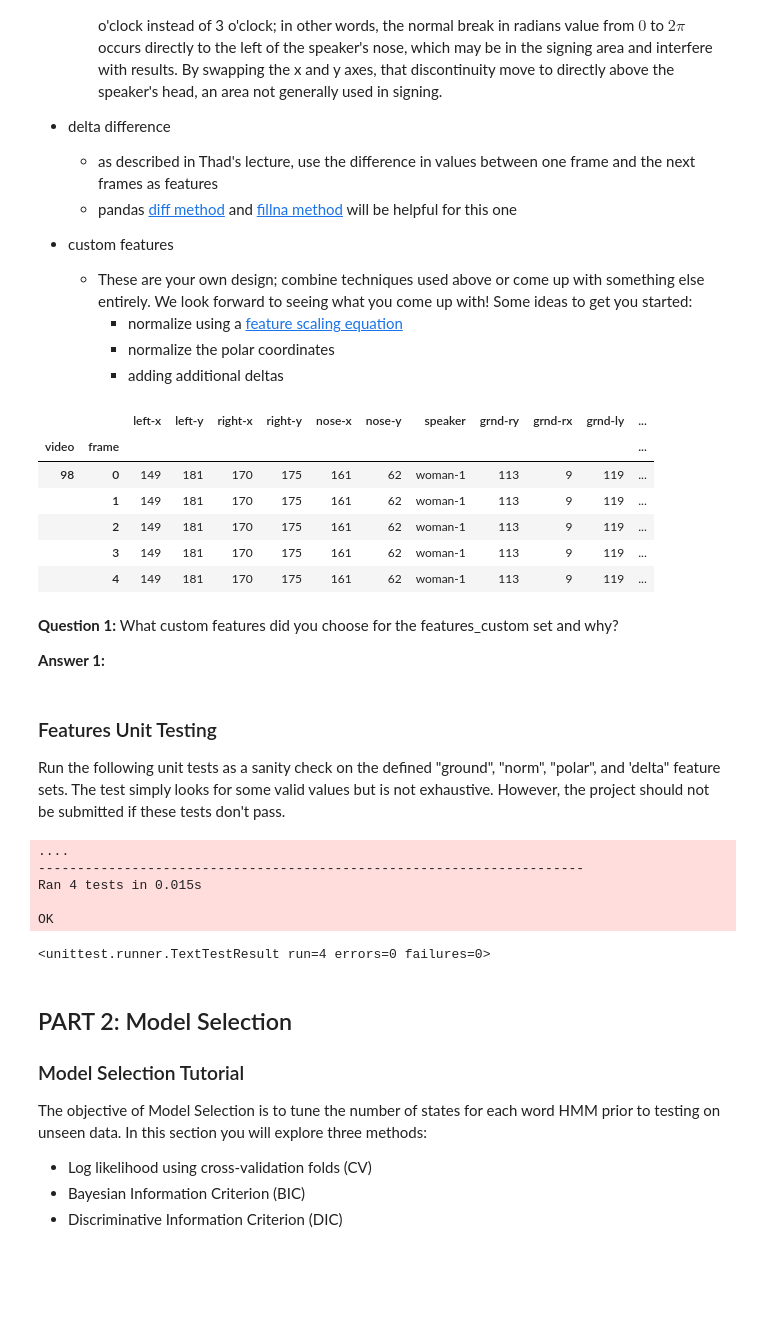
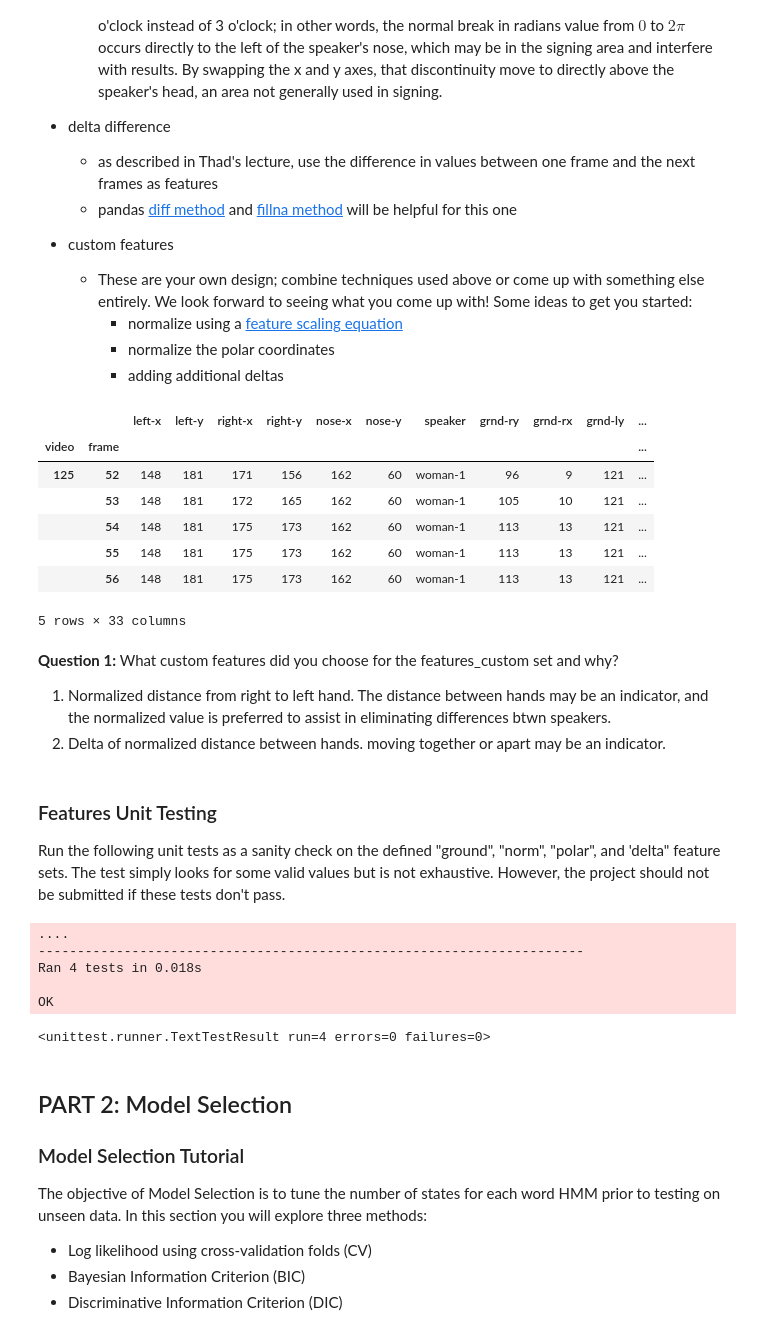
Before and after one commit to llathrop/AIND-Recognizer, a Jupyter notebook: asl_recognizer.ipynb, the cells around one changed output. Cells and saved outputs as stored; diff of their text form; code cells hidden in the pictures; blank space fills up the shorter version.

Commit message:
feat: first few custom features

```diff
--- a/asl_recognizer.ipynb
+++ b/asl_recognizer.ipynb
@@ -198,17 +198,6 @@ Implement four feature sets and answer the question that follows.
         - normalize using a [feature scaling equation](https://en.wikipedia.org/wiki/Feature_scaling)
         - normalize the polar coordinates
         - adding additional deltas
-# %%
-#delete this one:
-asl.df.head()
-# %% [output]
-|  |  | left-x | left-y | right-x | right-y | nose-x | nose-y | speaker | grnd-ry | grnd-rx | grnd-ly | ... |
-| video | frame |  |  |  |  |  |  |  |  |  |  | ... |
-| 98 | 0 | 149 | 181 | 170 | 175 | 161 | 62 | woman-1 | 113 | 9 | 119 | ... |
-|  | 1 | 149 | 181 | 170 | 175 | 161 | 62 | woman-1 | 113 | 9 | 119 | ... |
-|  | 2 | 149 | 181 | 170 | 175 | 161 | 62 | woman-1 | 113 | 9 | 119 | ... |
-|  | 3 | 149 | 181 | 170 | 175 | 161 | 62 | woman-1 | 113 | 9 | 119 | ... |
-|  | 4 | 149 | 181 | 170 | 175 | 161 | 62 | woman-1 | 113 | 9 | 119 | ... |
 # %%
 # TODO add features for normalized by speaker values of left, right, x, y
 # Name these 'norm-rx', 'norm-ry', 'norm-lx', and 'norm-ly'
@@ -239,7 +228,7 @@ features_norm = ['norm-rx', 'norm-ry', 'norm-lx','norm-ly']
 asl.df['polar-rr']=  np.sqrt(asl.df['grnd-rx']**2 + asl.df['grnd-ry']**2)
 asl.df['polar-rtheta']=np.arctan2(asl.df['grnd-rx'],asl.df['grnd-ry'])
 
-asl.df['polar-lr']=  (asl.df['grnd-lx']**2 + asl.df['grnd-ly']**2)**0.5
+asl.df['polar-lr']=  np.sqrt(asl.df['grnd-lx']**2 + asl.df['grnd-ly']**2)
 asl.df['polar-ltheta']=np.arctan2(asl.df['grnd-lx'],asl.df['grnd-ly'])
 
 
@@ -257,14 +246,30 @@ features_delta = ['delta-rx', 'delta-ry', 'delta-lx', 'delta-ly']
 # %%
 # TODO add features of your own design, which may be a combination of the above or something else
 # Name these whatever you would like
 
 # TODO define a list named 'features_custom' for building the training set
-asl.df['fake-test']=1
-features_custom=['fake-test']
+
+#distance from left to right hand
+asl.df['dist-norm-left-right']=np.sqrt((asl.df['norm-rx'] - asl.df['norm-lx'])**2+(asl.df['norm-ry'] - asl.df['norm-ly'])**2)
+
+asl.df['delta-dist-norm-left-right']=asl.df['dist-norm-left-right'].diff().fillna(value=0)
+
+features_custom=['dist-norm-left-right','delta-dist-norm-left-right']
+asl.df.tail()
+# %% [output]
+|  |  | left-x | left-y | right-x | right-y | nose-x | nose-y | speaker | grnd-ry | grnd-rx | grnd-ly | ... |
+| video | frame |  |  |  |  |  |  |  |  |  |  | ... |
+| 125 | 52 | 148 | 181 | 171 | 156 | 162 | 60 | woman-1 | 96 | 9 | 121 | ... |
+|  | 53 | 148 | 181 | 172 | 165 | 162 | 60 | woman-1 | 105 | 10 | 121 | ... |
+|  | 54 | 148 | 181 | 175 | 173 | 162 | 60 | woman-1 | 113 | 13 | 121 | ... |
+|  | 55 | 148 | 181 | 175 | 173 | 162 | 60 | woman-1 | 113 | 13 | 121 | ... |
+|  | 56 | 148 | 181 | 175 | 173 | 162 | 60 | woman-1 | 113 | 13 | 121 | ... |
+5 rows × 33 columns
-# %% [markdown]
-**Question 1:**  What custom features did you choose for the features_custom set and why?
-
-**Answer 1:**
+# %% [markdown]
+**Question 1:**  What custom features did you choose for the features_custom set and why?
+
+1. Normalized distance from right to left hand. The distance between hands may be an indicator, and the normalized value is preferred to assist in eliminating differences btwn speakers.
+2. Delta of normalized distance between hands. moving together or apart may be an indicator.
 # %% [markdown]
 <a id='part1_test'></a>
 ### Features Unit Testing
@@ -299,7 +304,7 @@ unittest.TextTestRunner().run(suite)
 # %% [output]
 ....
 ----------------------------------------------------------------------
-Ran 4 tests in 0.015s
+Ran 4 tests in 0.018s
 
 OK
 <unittest.runner.TextTestResult run=4 errors=0 failures=0>
```
